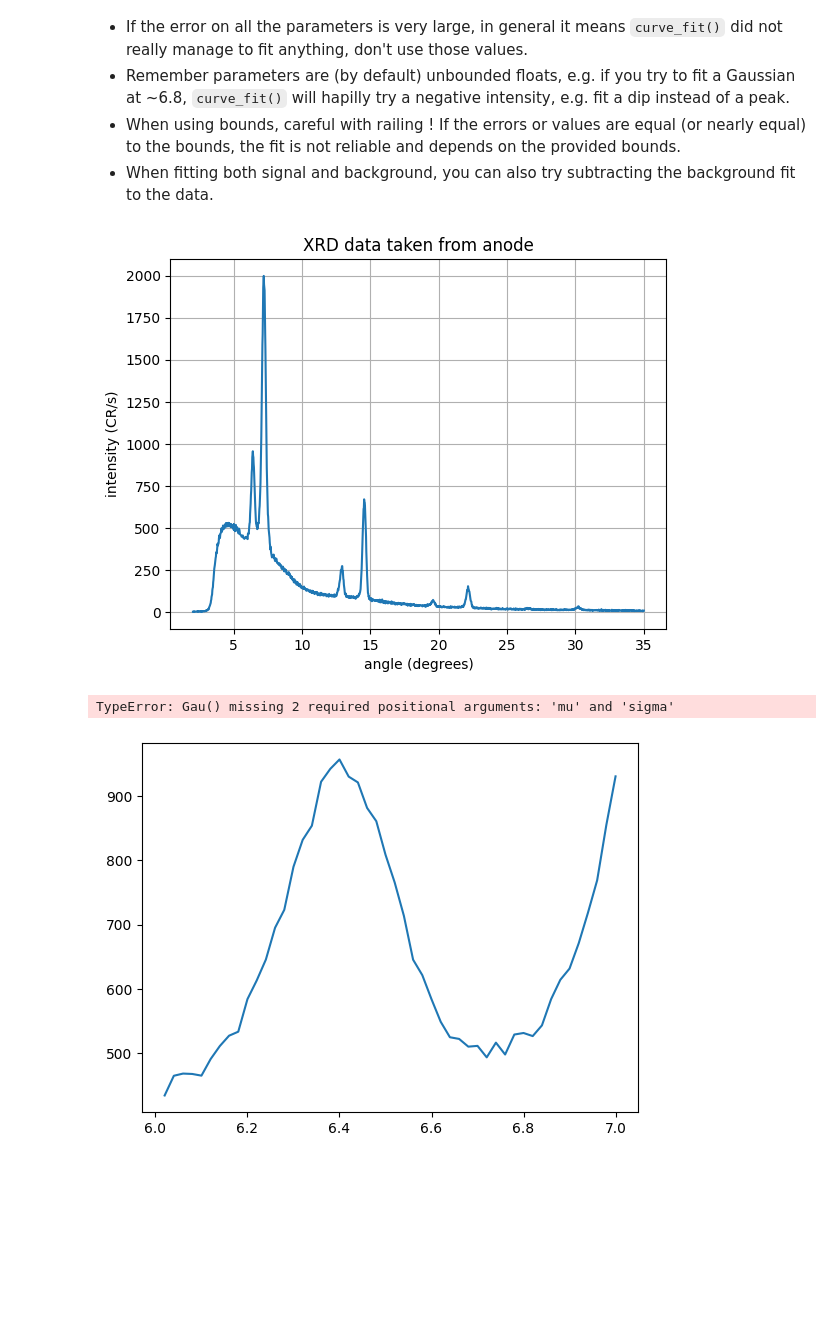
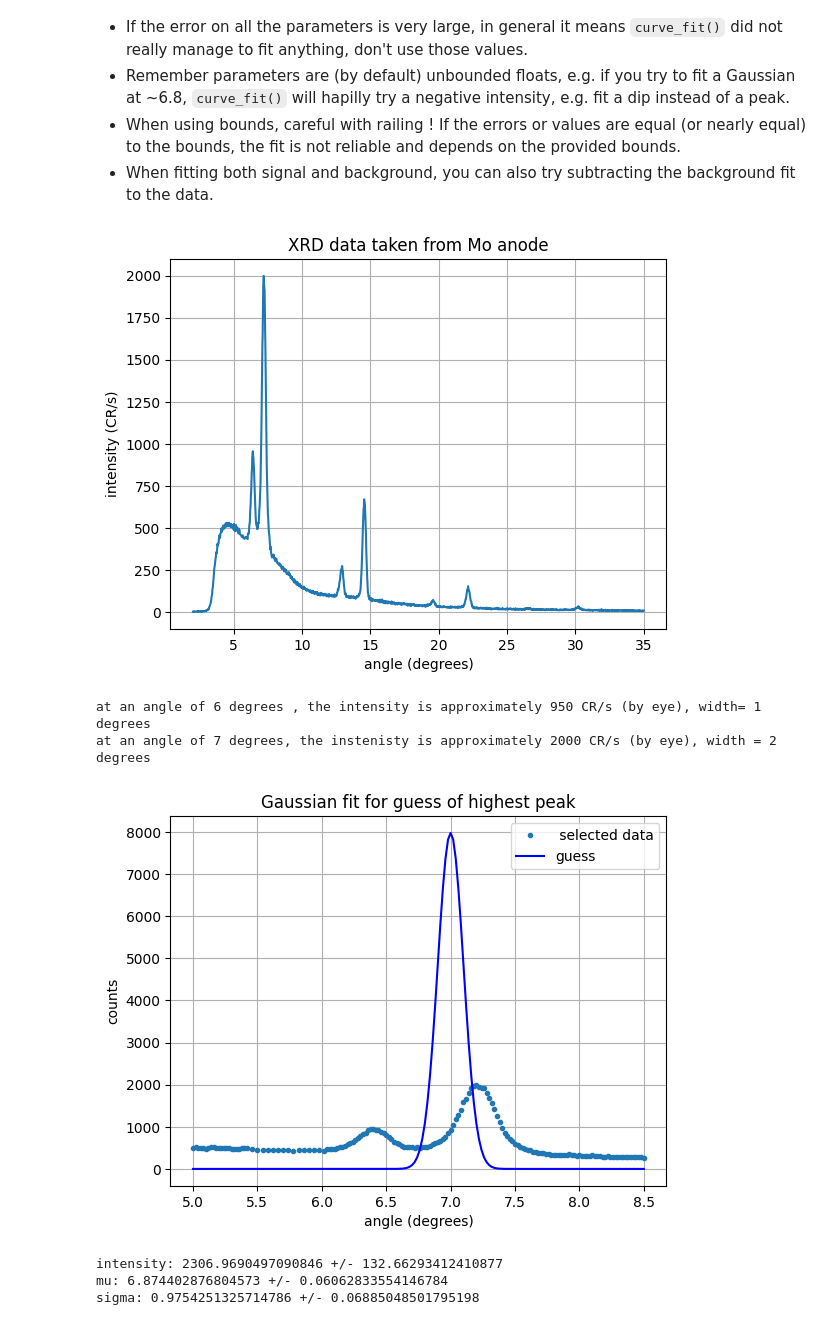
Before and after one commit to PX2145-2025/week-4-b-Anest-Cunliffe, a Jupyter notebook: Curvefit.ipynb, the cells around one changed output. Cells and saved outputs as stored; diff of their text form; code cells hidden in the pictures; blank space fills up the shorter version.

```diff
--- a/Curvefit.ipynb
+++ b/Curvefit.ipynb
@@ -277,31 +275,56 @@ Notes:
 # %%
 #1
 import numpy as np
 import matplotlib.pyplot as plt
 import pandas as pd
 from scipy.optimize import curve_fit
 ! wget -q https://raw.githubusercontent.com/PX2134/data/master/week4/XRD_data_Mo_anode.csv #read in data
-df=pd.read_csv('XRD_data_Mo_anode.csv', skiprows=[0,1])
-df.columns= ['angle', 'I']
-plt.plot(df['angle'], df['I'])
+data=pd.read_csv('XRD_data_Mo_anode.csv',skiprows=[0,1])
+data.columns= ['angle', 'counts']
+plt.plot(data['angle'], data['counts'])
 plt.xlabel('angle (degrees)')
 plt.ylabel('intensity (CR/s)')
-plt.title('XRD data taken from anode')
+plt.title('XRD data taken from Mo anode')
 plt.grid()
 plt.show()
-#at an angle of 6 degrees , the intensity is approximately 950 CR/s (by eye)   #need to do width?
-#at an angle of 7 degrees, the instenisty is approximately 2000 CR/s (by eye)
-angles_selected=df['angle'][(df['angle']>=6)& (df['angle'] <=7)] #a data array that includes the angle and count values from the two peaks
-counts_selected=df['I'][(df['angle']>=6) & (df['angle']<=7)]
+print('at an angle of 6 degrees , the intensity is approximately 950 CR/s (by eye), width= 1 degrees')  #need to do width?
+print('at an angle of 7 degrees, the instenisty is approximately 2000 CR/s (by eye), width = 2 degrees')
+angles_selected=data['angle'][(data['angle']>=5)& (data['angle'] <=8.5)] #a data array that includes the angle and count values from the two peaks
+counts_selected=data['counts'][(data['angle']>=5) & (data['angle']<=8.5)]
 guess= [1475, 6.5] #halfway between 6 and 7
 
 def Gau(x, intensity, mu, sigma):
   return  (intensity*(1/((sigma)*((2*np.pi)**0.5))))*np.exp(-((x-mu)**2)/(2*(sigma**2)))
 
-plt.plot(angles_selected, counts_selected, label='data')
-x=np.linspace(min(angles_selected), max(angles_selected))
-plt.plot(x, Gau(x, guess), 'b', label='line')
+guess= np.array([2000,7, 0.1])
+plt.plot(angles_selected, counts_selected, '.', label=' selected data')
+plt.plot(angles_selected, Gau(angles_selected , *guess), 'b', label='guess')
+plt.xlabel('angle (degrees)')
+plt.ylabel('counts')
+plt.title('Gaussian fit for guess of highest peak')
+plt.legend()
+plt.grid()
+plt.show()
+
+popt_gaussian, pcov_gaussian= curve_fit(Gau, angles_selected, counts_selected, p0=guess)
+print('intensity:', popt_gaussian[0], '+/-', np.sqrt(pcov_gaussian[0,0]))
+print('mu:', popt_gaussian[1], '+/-', np.sqrt(pcov_gaussian[1,1]))
+print('sigma:', popt_gaussian[2], '+/-', np.sqrt(pcov_gaussian[2,2]))
+plt.figure()
+plt.plot(angles_selected, counts_selected, '.', label=' selected data')
+plt.plot(angles_selected, Gau(angles_selected, popt_gaussian[0], popt_gaussian[1], popt_gaussian[2]), 'r-', label=' selected data')
+
+plt.xlabel('angle (degrees)')
+plt.ylabel('counts')
+plt.title('Gaussian fit for guess of highest peak')
+plt.legend()
+plt.grid()
+plt.show()
 # %% [output]
-[figure, old version]
+[figure, new version]
-TypeError: Gau() missing 2 required positional arguments: 'mu' and 'sigma'
+at an angle of 6 degrees , the intensity is approximately 950 CR/s (by eye), width= 1 degrees
+at an angle of 7 degrees, the instenisty is approximately 2000 CR/s (by eye), width = 2 degrees
-[figure, old version]
+[figure, new version]
+intensity: 2306.9690497090846 +/- 132.66293412410877
+mu: 6.874402876804573 +/- 0.06062833554146784
+sigma: 0.9754251325714786 +/- 0.06885048501795198
```
Also changed, not shown: parts of 8 cells of this notebook.
